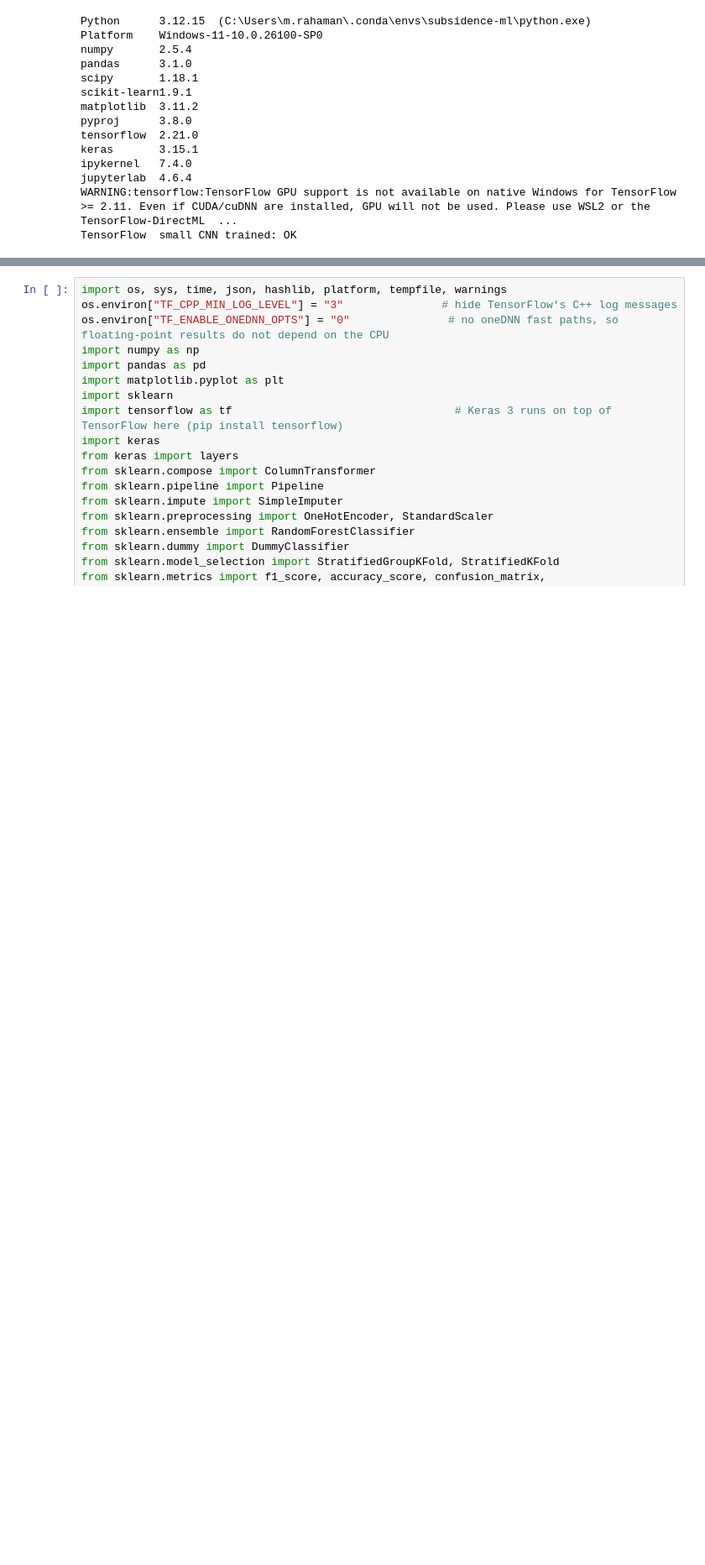
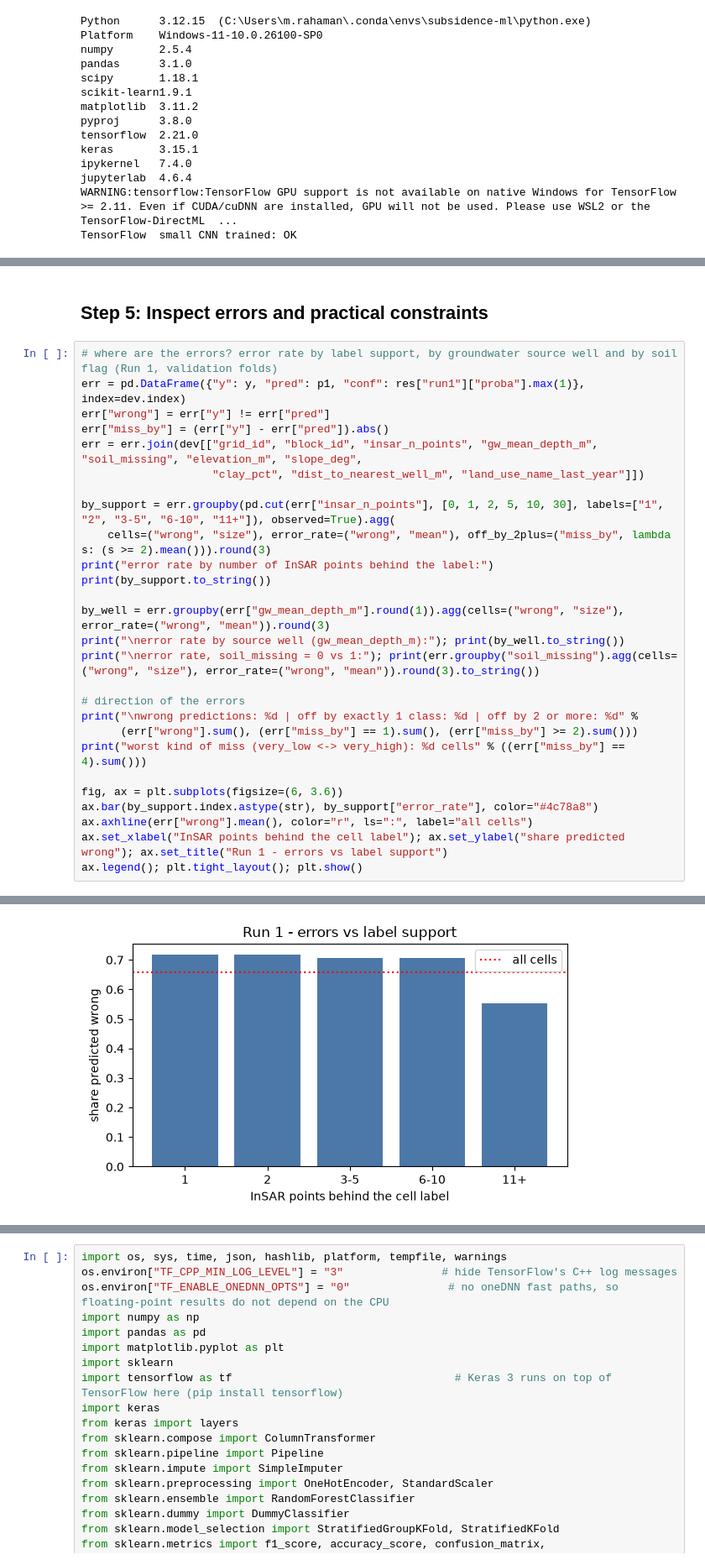
Before and after one commit to Mashouk/subsidence-susceptibility-mapping, a Jupyter notebook: training_experiments.ipynb, the cells around one changed output, grey strips where cells are left out. Shown at 84% size. Saved outputs shown, nothing was run; the diff lists cells and outputs as text; blank space fills up the shorter version.

```diff
--- a/training_experiments.ipynb
+++ b/training_experiments.ipynb
@@ -69,0 +460,30 @@ TensorFlow  small CNN trained: OK
+# %% [markdown]
+## Step 5: Inspect errors and practical constraints
+# %%
+# where are the errors? error rate by label support, by groundwater source well and by soil flag (Run 1, validation folds)
+err = pd.DataFrame({"y": y, "pred": p1, "conf": res["run1"]["proba"].max(1)}, index=dev.index)
+err["wrong"] = err["y"] != err["pred"]
+err["miss_by"] = (err["y"] - err["pred"]).abs()
+err = err.join(dev[["grid_id", "block_id", "insar_n_points", "gw_mean_depth_m", "soil_missing", "elevation_m", "slope_deg",
+                    "clay_pct", "dist_to_nearest_well_m", "land_use_name_last_year"]])
+
+by_support = err.groupby(pd.cut(err["insar_n_points"], [0, 1, 2, 5, 10, 30], labels=["1", "2", "3-5", "6-10", "11+"]), observed=True).agg(
+    cells=("wrong", "size"), error_rate=("wrong", "mean"), off_by_2plus=("miss_by", lambda s: (s >= 2).mean())).round(3)
+print("error rate by number of InSAR points behind the label:")
+print(by_support.to_string())
+
+by_well = err.groupby(err["gw_mean_depth_m"].round(1)).agg(cells=("wrong", "size"), error_rate=("wrong", "mean")).round(3)
+print("\nerror rate by source well (gw_mean_depth_m):"); print(by_well.to_string())
+print("\nerror rate, soil_missing = 0 vs 1:"); print(err.groupby("soil_missing").agg(cells=("wrong", "size"), error_rate=("wrong", "mean")).round(3).to_string())
+
+# direction of the errors
+print("\nwrong predictions: %d | off by exactly 1 class: %d | off by 2 or more: %d" %
+      (err["wrong"].sum(), (err["miss_by"] == 1).sum(), (err["miss_by"] >= 2).sum()))
+print("worst kind of miss (very_low <-> very_high): %d cells" % ((err["miss_by"] == 4).sum()))
+
+fig, ax = plt.subplots(figsize=(6, 3.6))
+ax.bar(by_support.index.astype(str), by_support["error_rate"], color="#4c78a8")
+ax.axhline(err["wrong"].mean(), color="r", ls=":", label="all cells")
+ax.set_xlabel("InSAR points behind the cell label"); ax.set_ylabel("share predicted wrong"); ax.set_title("Run 1 - errors vs label support")
+ax.legend(); plt.tight_layout(); plt.show()
+# %% [output]
@@ -69,0 +507 @@ TensorFlow  small CNN trained: OK
+[figure, added]
```
Also changed, not shown: parts of 84 cells of this notebook, 12 other files.
